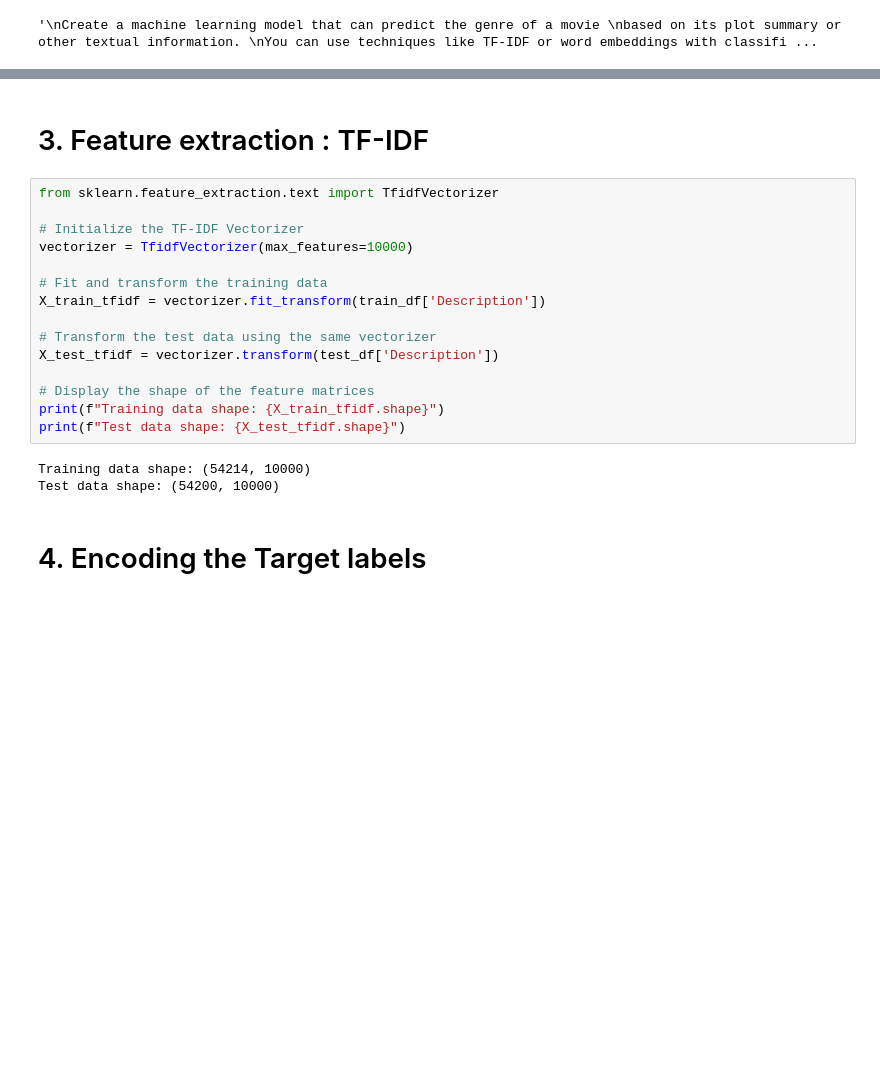
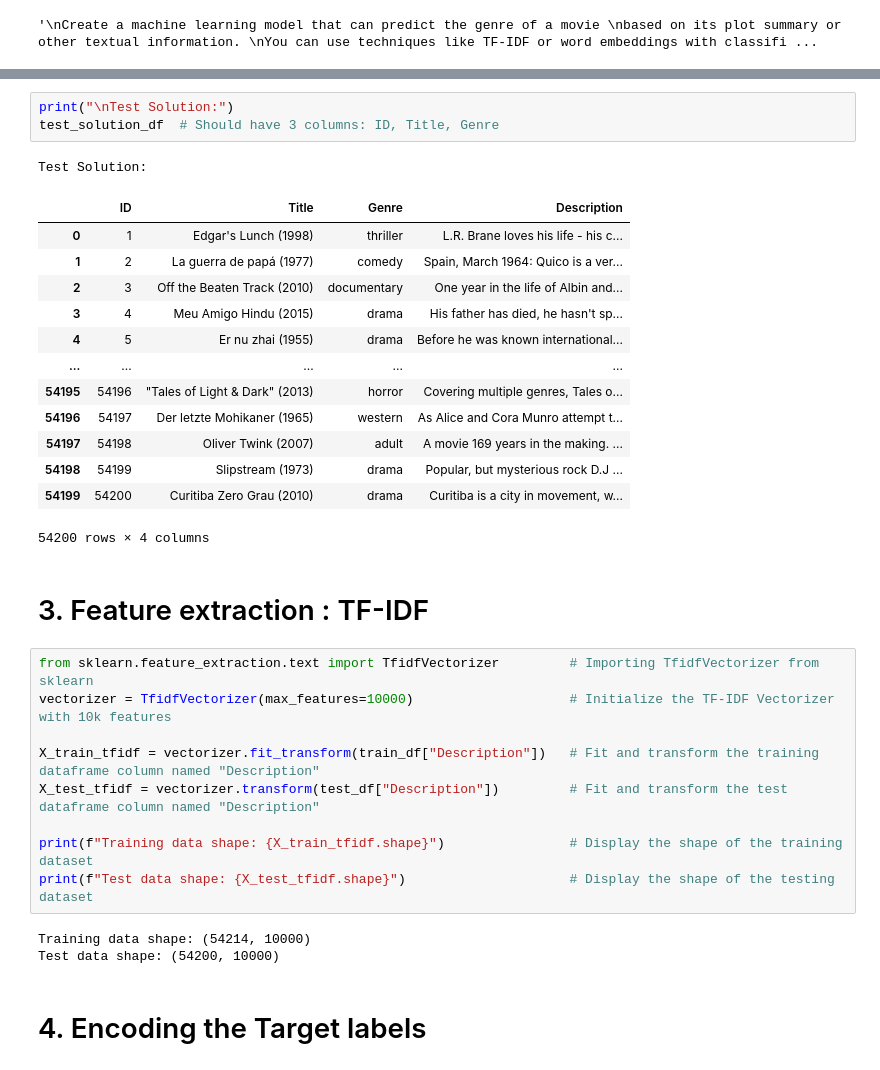
Before and after one commit to BDheerajChandan/CollegeProjects, a Jupyter notebook: Encryptix/Task 1 - MOVIE GENRE CLASSIFICATION/Task_1.ipynb, the cells around one changed output, grey strips where cells are left out. Drawn from its saved outputs; the diff is of its cells as text; blank space fills up the shorter version.

```diff
--- a/Encryptix/Task 1 - MOVIE GENRE CLASSIFICATION/Task_1.ipynb
+++ b/Encryptix/Task 1 - MOVIE GENRE CLASSIFICATION/Task_1.ipynb
@@ -112,20 +87,32 @@ print(train_df[['Title', 'clean_description']].head())"""
+# %%
+print("\nTest Solution:")
+test_solution_df  # Should have 3 columns: ID, Title, Genre
+# %% [output]
+Test Solution:
+|  | ID | Title | Genre | Description |
+| 0 | 1 | Edgar's Lunch (1998) | thriller | L.R. Brane loves his life - his c... |
+| 1 | 2 | La guerra de papá (1977) | comedy | Spain, March 1964: Quico is a ver... |
+| 2 | 3 | Off the Beaten Track (2010) | documentary | One year in the life of Albin and... |
+| 3 | 4 | Meu Amigo Hindu (2015) | drama | His father has died, he hasn't sp... |
+| 4 | 5 | Er nu zhai (1955) | drama | Before he was known international... |
+| ... | ... | ... | ... | ... |
+| 54195 | 54196 | "Tales of Light & Dark" (2013) | horror | Covering multiple genres, Tales o... |
+| 54196 | 54197 | Der letzte Mohikaner (1965) | western | As Alice and Cora Munro attempt t... |
+| 54197 | 54198 | Oliver Twink (2007) | adult | A movie 169 years in the making. ... |
+| 54198 | 54199 | Slipstream (1973) | drama | Popular, but mysterious rock D.J ... |
+| 54199 | 54200 | Curitiba Zero Grau (2010) | drama | Curitiba is a city in movement, w... |
+54200 rows × 4 columns
 # %% [markdown]
 # 3. Feature extraction : TF-IDF
 # %%
-from sklearn.feature_extraction.text import TfidfVectorizer
+from sklearn.feature_extraction.text import TfidfVectorizer         # Importing TfidfVectorizer from sklearn
+vectorizer = TfidfVectorizer(max_features=10000)                    # Initialize the TF-IDF Vectorizer with 10k features
 
-# Initialize the TF-IDF Vectorizer
-vectorizer = TfidfVectorizer(max_features=10000)
+X_train_tfidf = vectorizer.fit_transform(train_df["Description"])   # Fit and transform the training dataframe column named "Description"
+X_test_tfidf = vectorizer.transform(test_df["Description"])         # Fit and transform the test dataframe column named "Description"
 
-# Fit and transform the training data
-X_train_tfidf = vectorizer.fit_transform(train_df['Description'])
-
-# Transform the test data using the same vectorizer
-X_test_tfidf = vectorizer.transform(test_df['Description'])
-
-# Display the shape of the feature matrices
-print(f"Training data shape: {X_train_tfidf.shape}")
-print(f"Test data shape: {X_test_tfidf.shape}")
+print(f"Training data shape: {X_train_tfidf.shape}")                # Display the shape of the training dataset
+print(f"Test data shape: {X_test_tfidf.shape}")                     # Display the shape of the testing dataset
 # %% [output]
 Training data shape: (54214, 10000)
 Test data shape: (54200, 10000)
```
Also changed, not shown: parts of 23 cells of this notebook.
